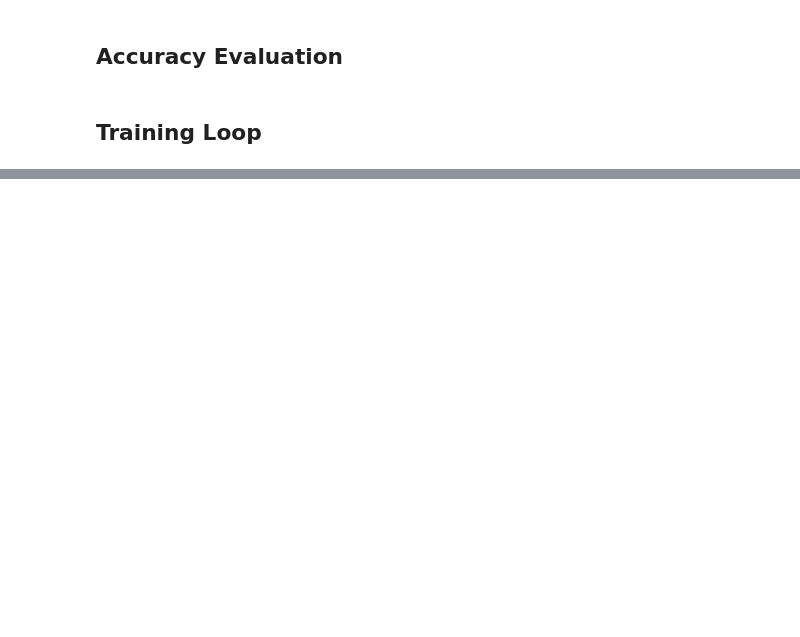
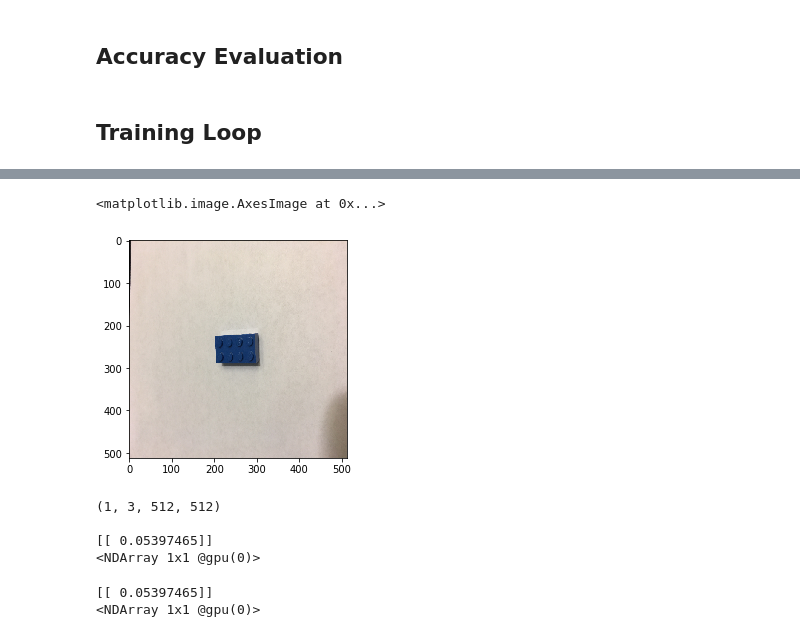
Before and after one commit to nickrobinson/deep-lego, a Jupyter notebook: basic_convnet.ipynb, the cells around one changed output, grey strips where cells are left out. Cells and saved outputs as stored; diff of their text form; code cells hidden in the pictures; blank space fills up the shorter version.

```diff
--- a/basic_convnet.ipynb
+++ b/basic_convnet.ipynb
@@ -138,0 +145,5 @@ KeyboardInterrupt:
+# %%
+plt.imshow(brick)
+# %% [output]
+<matplotlib.image.AxesImage at 0x...>
+[figure, added]
@@ -138,0 +153,21 @@ KeyboardInterrupt:
+# %%
+print(minifigure.shape)
+
+with mx.Context(ctx):
+    output = net(nd.array(minifigure))
+
+print(output)
+# %% [output]
+(1, 3, 512, 512)
+
+[[ 0.05397465]]
+<NDArray 1x1 @gpu(0)>
+# %%
+brick = np.array(brick)
+brick = brick.reshape((1, 3, 512, 512))
+
+with mx.Context(ctx):
+    print(net(nd.array(brick)))
+# %% [output]
+[[ 0.05397465]]
+<NDArray 1x1 @gpu(0)>
```
Also changed, not shown: parts of 9 cells of this notebook.
